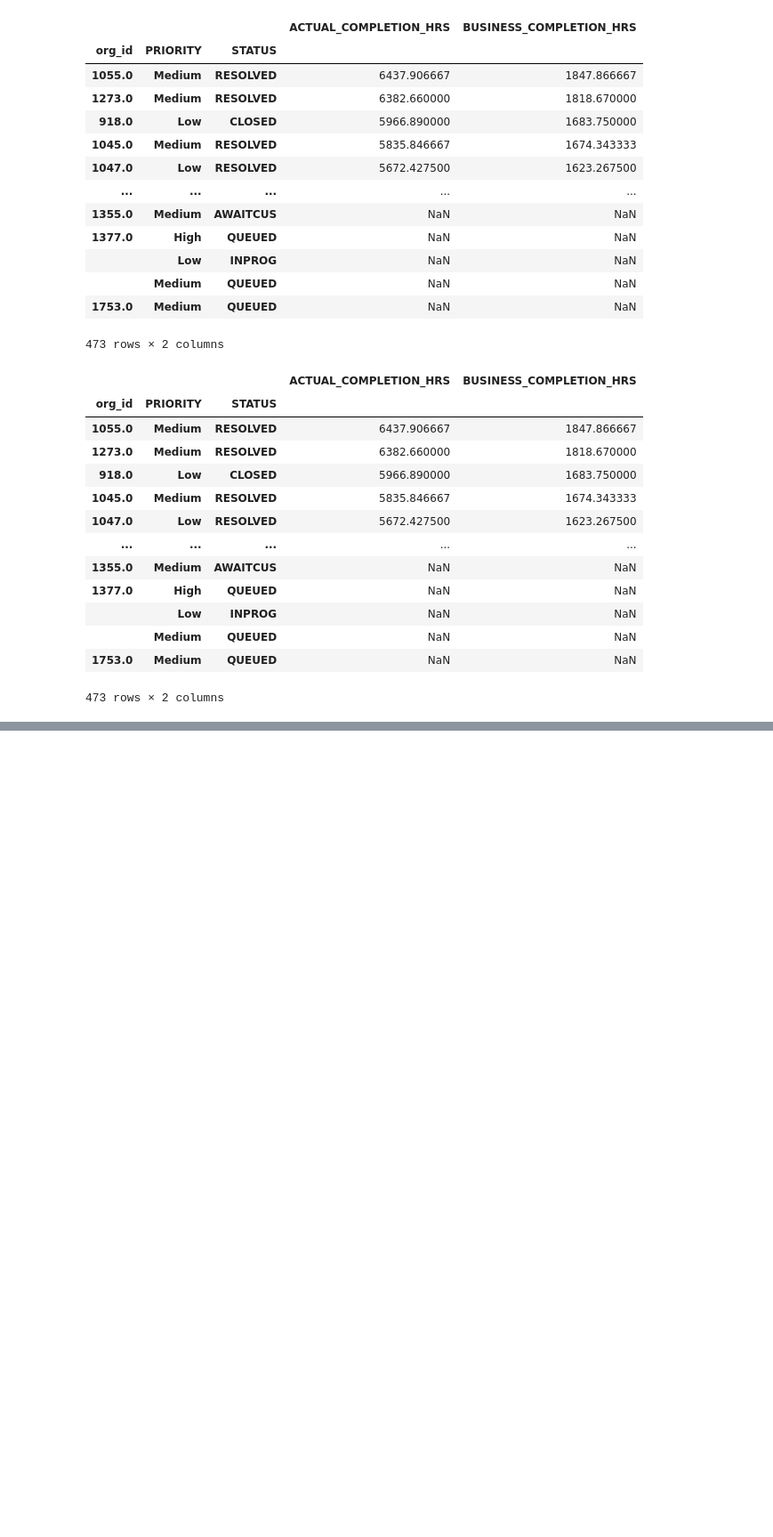
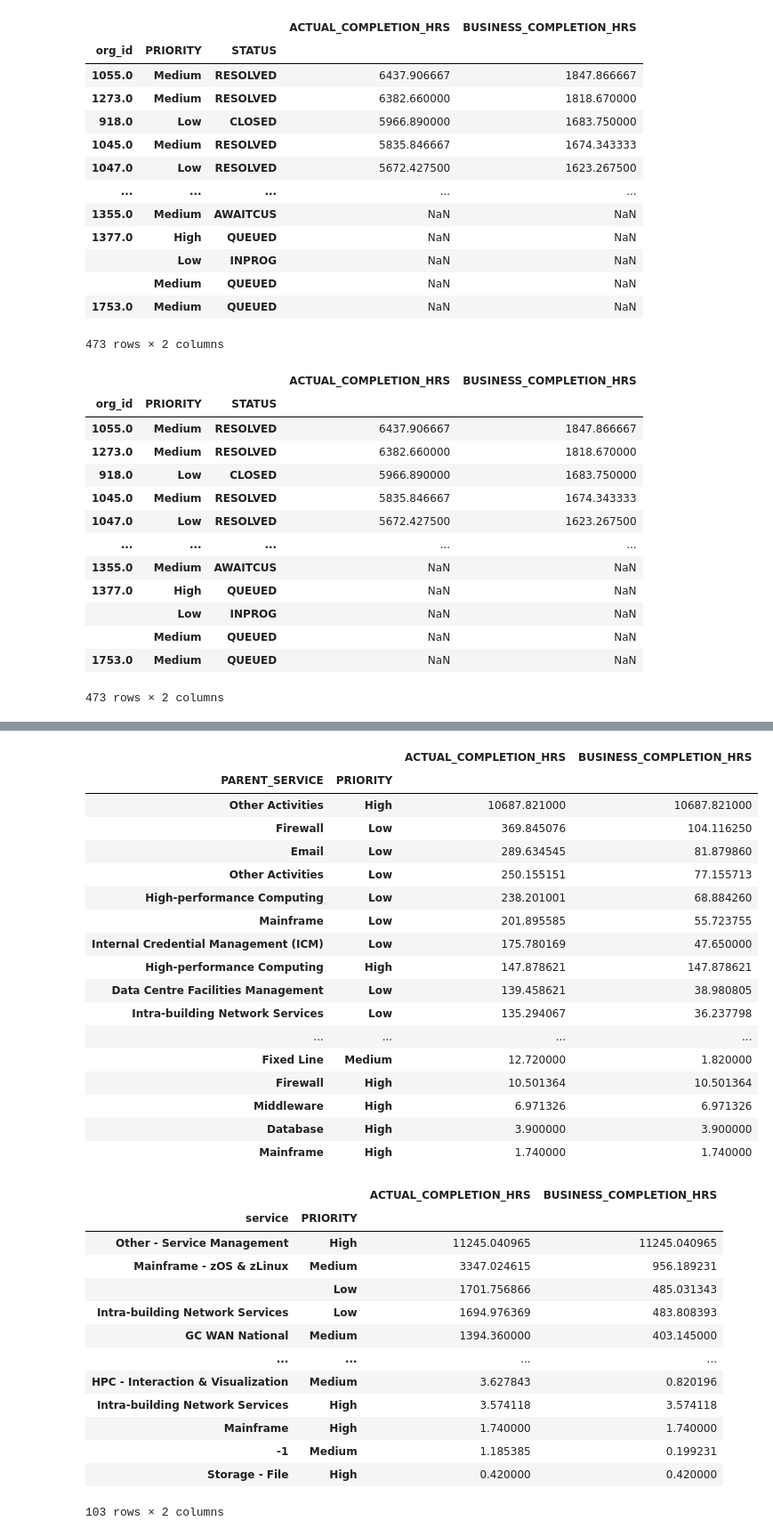
Before and after one commit to DennisH3/Data-Questers-CANDEV2022, a Jupyter notebook: basic_statistics.ipynb, the cells around one changed output, grey strips where cells are left out. Shown at 89% size. Drawn from its saved outputs; the diff is of its cells as text; code cells hidden in the pictures; blank space fills up the shorter version.

```diff
--- a/basic_statistics.ipynb
+++ b/basic_statistics.ipynb
@@ -581,0 +1328,48 @@ avgBizORG.to_csv("./AVGDATA/Inc_avgBizORG_pr_stat.csv")
+# %%
+"""Group by Priority"""
+# Average completion time by status
+avgCmplStatus = df_gb_avg(jemInc, ['STATUS', 'PRIORITY'],
+                          ['ACTUAL_COMPLETION_HRS', 'BUSINESS_COMPLETION_HRS'],
+                          ['ACTUAL_COMPLETION_HRS'])
+
+# Save to file
+avgCmplStatus.to_csv("./AVGDATA_JEM/jemInc_avgCmplStatus_pr.csv")
+
+# Average completion time by parent service
+avgCmplPS = df_gb_avg(jemInc, ['PARENT_SERVICE', 'PRIORITY'],
+                      ['ACTUAL_COMPLETION_HRS', 'BUSINESS_COMPLETION_HRS'],
+                      ['ACTUAL_COMPLETION_HRS'])
+
+# Save to file
+avgCmplPS.to_csv("./AVGDATA_JEM/jemInc_avgCmplPS_pr.csv")
+
+# Average completion time by service
+avgCmplServ = df_gb_avg(jemInc, ['service', 'PRIORITY'],
+                        ['ACTUAL_COMPLETION_HRS', 'BUSINESS_COMPLETION_HRS'],
+                        ['ACTUAL_COMPLETION_HRS'])
+
+# Save to file
+avgCmplServ.to_csv("./AVGDATA_JEM/jemInc_avgCmplServ_pr.csv")
+
+# Average completion time by assigned group
+avgCmplAG = df_gb_avg(jemInc, ['ASSIGNED_GROUP', 'PRIORITY'],
+                      ['ACTUAL_COMPLETION_HRS', 'BUSINESS_COMPLETION_HRS'],
+                      ['ACTUAL_COMPLETION_HRS'])
+
+# Save to file
+avgCmplAG.to_csv("./AVGDATA_JEM/jemInc_avgCmplAG_pr.csv")
+
+# Average completion time by org id
+# Note that sorting by business hours is different, probably due to data input error
+avgCmplORG = df_gb_avg(jemInc, ['org_id', 'PRIORITY'],
+                       ['ACTUAL_COMPLETION_HRS', 'BUSINESS_COMPLETION_HRS'],
+                       ['ACTUAL_COMPLETION_HRS'])
+
+avgBizORG = df_gb_avg(jemInc, ['org_id', 'PRIORITY'],
+                      ['ACTUAL_COMPLETION_HRS', 'BUSINESS_COMPLETION_HRS'],
+                      ['BUSINESS_COMPLETION_HRS'])
+
+# Save to file
+avgCmplORG.to_csv("./AVGDATA_JEM/jemInc_avgCmplORG_pr.csv")
+avgBizORG.to_csv("./AVGDATA_JEM/jemInc_avgBizORG_pr.csv")
+# %% [output]
@@ -581,0 +1392,32 @@ avgBizORG.to_csv("./AVGDATA/Inc_avgBizORG_pr_stat.csv")
+|  |  | ACTUAL_COMPLETION_HRS | BUSINESS_COMPLETION_HRS |
+| PARENT_SERVICE | PRIORITY |  |  |
+| Other Activities | High | 10687.821000 | 10687.821000 |
+| Firewall | Low | 369.845076 | 104.116250 |
+| Email | Low | 289.634545 | 81.879860 |
+| Other Activities | Low | 250.155151 | 77.155713 |
+| High-performance Computing | Low | 238.201001 | 68.884260 |
+| Mainframe | Low | 201.895585 | 55.723755 |
+| Internal Credential Management (ICM) | Low | 175.780169 | 47.650000 |
+| High-performance Computing | High | 147.878621 | 147.878621 |
+| Data Centre Facilities Management | Low | 139.458621 | 38.980805 |
+| Intra-building Network Services | Low | 135.294067 | 36.237798 |
+| ... | ... | ... | ... |
+| Fixed Line | Medium | 12.720000 | 1.820000 |
+| Firewall | High | 10.501364 | 10.501364 |
+| Middleware | High | 6.971326 | 6.971326 |
+| Database | High | 3.900000 | 3.900000 |
+| Mainframe | High | 1.740000 | 1.740000 |
+|  |  | ACTUAL_COMPLETION_HRS | BUSINESS_COMPLETION_HRS |
+| service | PRIORITY |  |  |
+| Other - Service Management | High | 11245.040965 | 11245.040965 |
+| Mainframe - zOS & zLinux | Medium | 3347.024615 | 956.189231 |
+|  | Low | 1701.756866 | 485.031343 |
+| Intra-building Network Services | Low | 1694.976369 | 483.808393 |
+| GC WAN National | Medium | 1394.360000 | 403.145000 |
+| ... | ... | ... | ... |
+| HPC - Interaction & Visualization | Medium | 3.627843 | 0.820196 |
+| Intra-building Network Services | High | 3.574118 | 3.574118 |
+| Mainframe | High | 1.740000 | 1.740000 |
+| -1 | Medium | 1.185385 | 0.199231 |
+| Storage - File | High | 0.420000 | 0.420000 |
+103 rows × 2 columns
```
Also changed, not shown: parts of 25 cells of this notebook, 12 other files.
